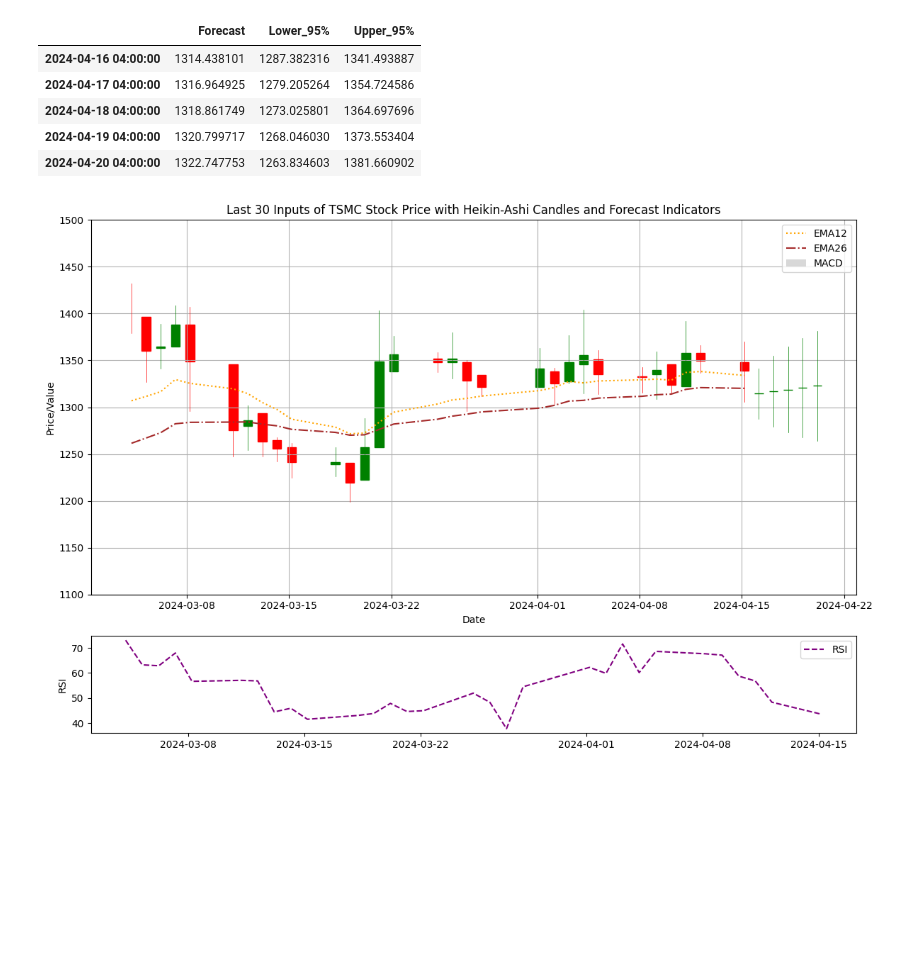
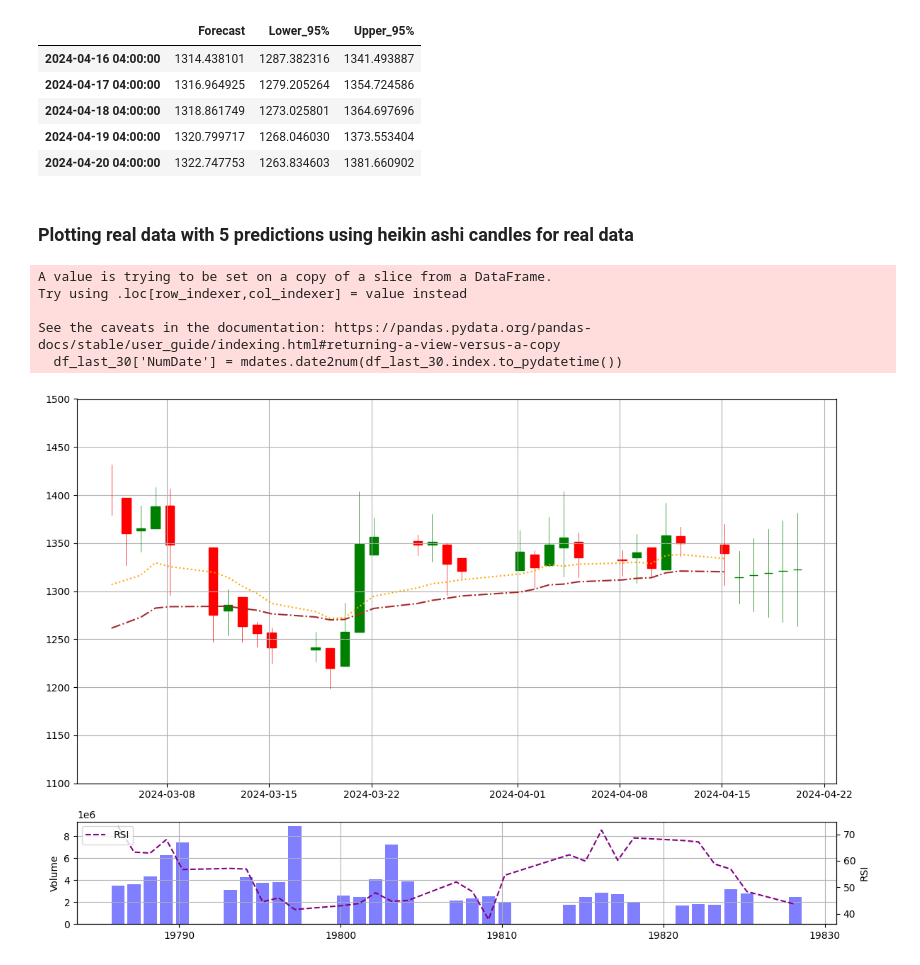
Before and after one commit to Gv1as/Time_series_analysis_tech_stocks, a Jupyter notebook: Notebooks/avgo_s_arima.ipynb, the cells around one changed output. Cells and saved outputs as stored; diff of their text form; code cells hidden in the pictures; blank space fills up the shorter version.

```diff
--- a/avgo_s_arima.ipynb
+++ b/Notebooks/avgo_s_arima.ipynb
@@ -752,48 +636,61 @@ forecast_df_sarima_4
 | 2024-04-18 04:00:00 | 1318.861749 | 1273.025801 | 1364.697696 |
 | 2024-04-19 04:00:00 | 1320.799717 | 1268.046030 | 1373.553404 |
 | 2024-04-20 04:00:00 | 1322.747753 | 1263.834603 | 1381.660902 |
+# %% [markdown]
+### Plotting real data with 5 predictions using heikin ashi candles for real data
 # %%
-forecast_df_sarima_4['Date'] = forecast_df_sarima_4.index
-forecast_df_sarima_4['Date'] = forecast_df_sarima_4['Date'].apply(mdates.date2num)
+df_avgo_clean.index = pd.to_datetime(df_avgo_clean.index)
+
+df_last_30 = df_avgo_clean.tail(30)
+
+df_last_30['NumDate'] = mdates.date2num(df_last_30.index.to_pydatetime())
+forecast_df_sarima_4['NumDate'] = mdates.date2num(forecast_df_arima.index.to_pydatetime())
 
 forecast_candles = pd.DataFrame({
-    'Date': forecast_df_sarima_4['Date'],
+    'Date': forecast_df_sarima_4['NumDate'],
     'Open': forecast_df_sarima_4['Forecast'],
     'High': forecast_df_sarima_4['Upper_95%'],
     'Low': forecast_df_sarima_4['Lower_95%'],
     'Close': forecast_df_sarima_4['Forecast']
+})
+
+df_ha = pd.DataFrame({
+    'Date': df_last_30['NumDate'],
+    'Open': ha_open,
+    'High': ha_high,
+    'Low': ha_low,
+    'Close': ha_close
 })
 
 full_candles = pd.concat([df_ha, forecast_candles])
 
 plt.figure(figsize=(12, 8))
 ax1 = plt.subplot2grid((4, 1), (0, 0), rowspan=3)
 ax1.xaxis_date()
 ax1.grid(True)
 ax1.set_ylim(1100, 1500)
 
-candlestick_ohlc(ax1, full_candles.values, width=0.6, colorup='green', colordown='red', alpha=1)
+candlestick_ohlc(ax1, full_candles[['Date', 'Open', 'High', 'Low', 'Close']].values, width=0.6, colorup='green', colordown='red', alpha=1)
 
-plt.plot(df_last_30.index, df_last_30['ema_12'].tail(30), label='EMA12', color='orange', linestyle='dotted')
-plt.plot(df_last_30.index, df_last_30['ema_26'].tail(30), label='EMA26', color='brown', linestyle='dashdot')
-plt.bar(df_last_30.index, df_last_30['macd_line'].tail(30), label='MACD', color='gray', alpha=0.3)
+plt.plot(df_last_30['NumDate'], df_last_30['ema_12'], label='EMA12', color='orange', linestyle='dotted')
+plt.plot(df_last_30['NumDate'], df_last_30['ema_26'], label='EMA26', color='brown', linestyle='dashdot')
 
-plt.title('Last 30 Inputs of TSMC Stock Price with Heikin-Ashi Candles and Forecast Indicators')
-plt.xlabel('Date')
-plt.ylabel('Price/Value')
-plt.legend()
-
-ax2 = plt.subplot2grid((4, 1), (3, 0), rowspan=1)
-ax2.bar(df_last_30.index, df_last_30['Volume'].tail(30), color='blue', alpha=0.5)
+ax2 = plt.subplot2grid((4, 1), (3, 0))
+ax2.bar(df_last_30['NumDate'], df_last_30['Volume'], color='blue', alpha=0.5)
 ax2.grid(True)
 plt.ylabel('Volume')
 
-ax3 = plt.subplot2grid((4, 1), (3, 0), rowspan=1)
-ax3.plot(df_last_30.index, df_last_30['rsi'].tail(30), label='RSI', color='purple', linestyle='dashed')
-ax3.legend()
+ax3 = ax2.twinx()
+ax3.plot(df_last_30['NumDate'], df_last_30['rsi'], label='RSI', color='purple', linestyle='dashed')
+ax3.legend(loc='upper left')
 ax3.set_ylabel('RSI')
 
 plt.tight_layout()
 plt.show()
 # %% [output]
+A value is trying to be set on a copy of a slice from a DataFrame.
+Try using .loc[row_indexer,col_indexer] = value instead
+
+See the caveats in the documentation: https://pandas.pydata.org/pandas-docs/stable/user_guide/indexing.html#returning-a-view-versus-a-copy
+  df_last_30['NumDate'] = mdates.date2num(df_last_30.index.to_pydatetime())
-[figure, old version]
+[figure, new version]
```
Also changed, not shown: parts of 38 cells of this notebook, 16 other files.
